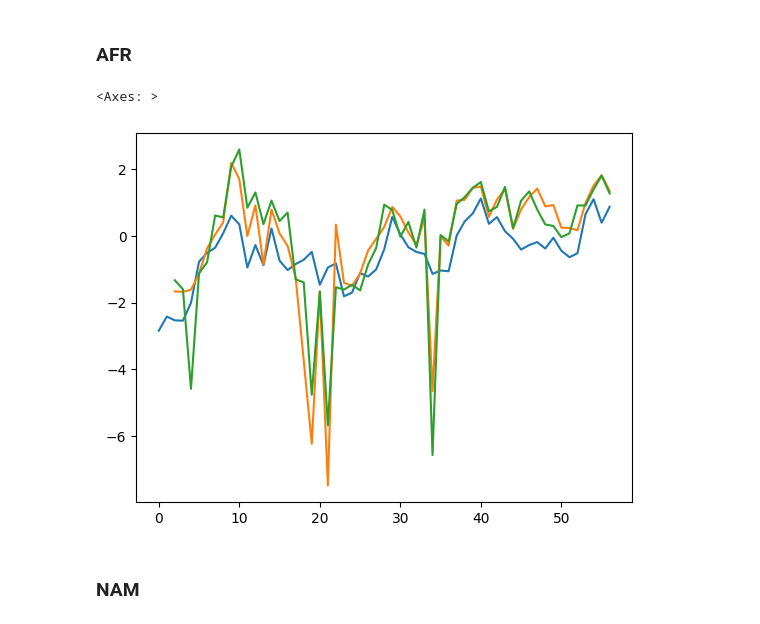
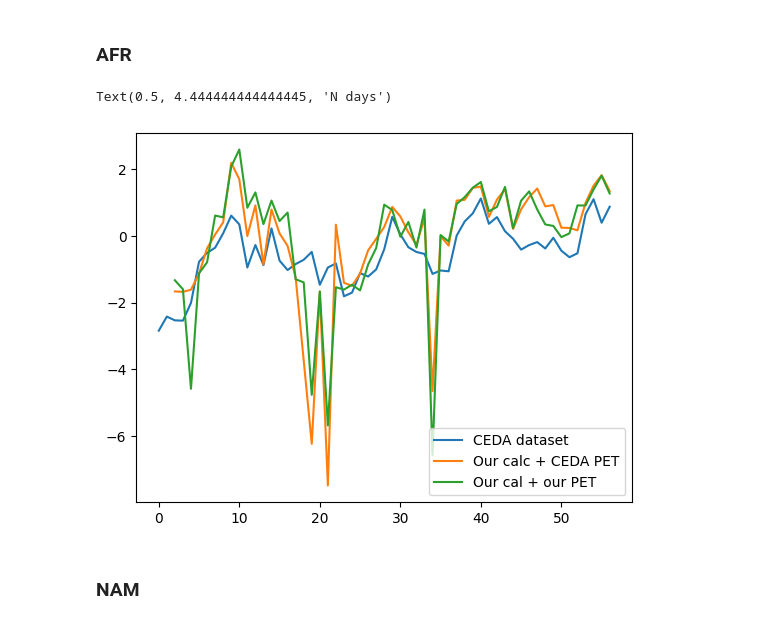
Before and after one commit to jogeanmcf/SPEI, a Jupyter notebook: validation.ipynb, the cells around one changed output. Saved outputs shown, nothing was run; the diff lists cells and outputs as text; code cells hidden in the pictures.

```diff
--- a/validation.ipynb
+++ b/validation.ipynb
@@ -113,5 +115,6 @@ for i in range(pet_NAM.shape[1]):
     for j in range(pet_NAM.shape[2]):
         corrcoef[i,j] = np.corrcoef(*get_it_right(pet_NAM_c[:,i,j], month_range*pet_NAM[:, i,j]))[0,1]
 
-sns.heatmap(corrcoef, vmax=1, vmin=-1)
+ax = sns.heatmap(corrcoef, vmax=1, vmin=-1)
+ax.set_title('Heatmap of correlation')
 # %% [output]
@@ -143,15 +146,17 @@ d_AFR_c = pre_AFR - pet_AFR_c
 # %%
 lat_index, lon_index = 60, 14
 
 spei_c = calculate_spei(d_AFR[:, lat_index, lon_index])
 spei_cc = calculate_spei(d_AFR_c[:, lat_index, lon_index])
 
-sns.lineplot(spei_AFR[3:, lat_index, lon_index])
-sns.lineplot(spei_c[:])
-sns.lineplot(spei_cc[:])
+sns.lineplot(spei_AFR[3:, lat_index, lon_index], label = 'CEDA dataset')
+sns.lineplot(spei_c[:], label = 'Our calc + CEDA PET')
+sns.lineplot(spei_cc[:], label = 'Our cal + our PET')
+ax.set_title('SPEI')
+ax.set_xlabel('N days')
 # %% [output]
-<Axes: >
+Text(0.5, 4.444444444444445, 'N days')
-[figure, old version]
+[figure, new version]
 # %% [markdown]
 ### NAM
 # %%
```
Also changed, not shown: parts of 9 cells of this notebook.
